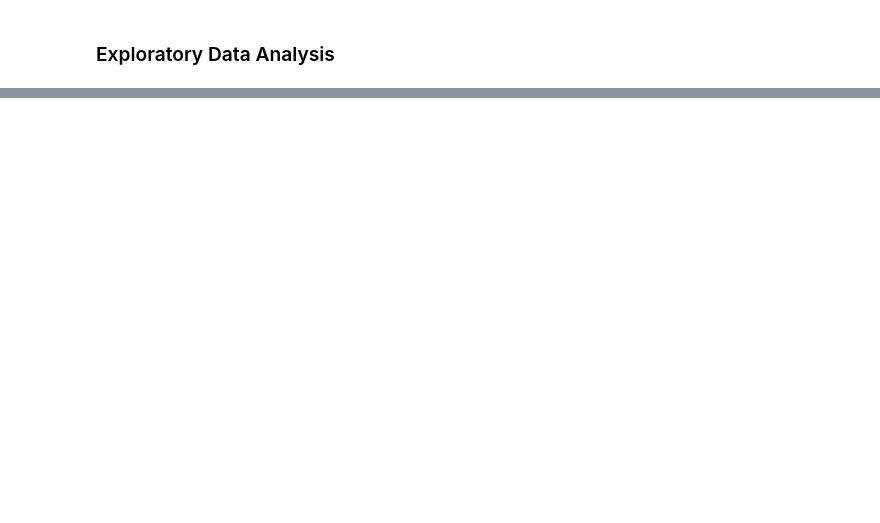
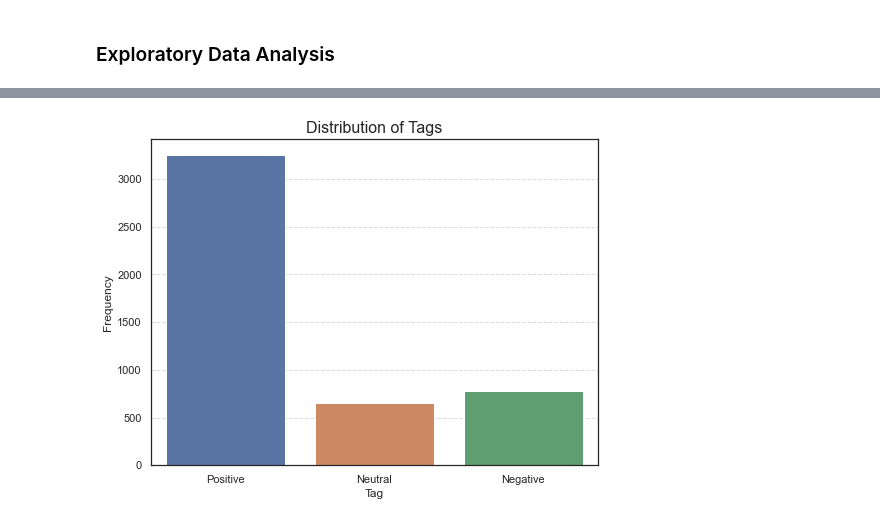
Before and after one commit to YixuanLi-212/Exploratory-Data-Analysis, a Jupyter notebook: Sentiment-Analysis/Hotel-Reviews-Analysis/Hotel_review_sentiment analysis.ipynb, the cells around one changed output, grey strips where cells are left out. Cells and saved outputs as stored; diff of their text form; code cells hidden in the pictures; blank space fills up the shorter version.

Commit message:
Update data viz

```diff
--- a/Sentiment-Analysis/Hotel-Reviews-Analysis/Hotel_review_sentiment analysis.ipynb
+++ b/Sentiment-Analysis/Hotel-Reviews-Analysis/Hotel_review_sentiment analysis.ipynb
@@ -88,0 +101,5 @@ bar_chart(df, "Name")
+# %%
+# Create a new dataframe only with review_text and rating
+df_reviews = df[['Review_Text','Rating(Out of 10)']].copy()\
+    .rename(columns = {"Review_Text": "text", "Rating(Out of 10)": "label"})
+df_reviews
@@ -88,0 +120,4 @@ bar_chart(df, "Name")
+# %%
+# Drop null values
+df_reviews = df_reviews.dropna()
+df_reviews.info()
@@ -88,0 +151,19 @@ bar_chart(df, "Name")
+# %%
+# Set the rule for tags and generate a new column to tag the ratings
+def comments(score):
+    """
+    The function returns sentiment value based on:
+    label <= 3.0 -> Negative
+    label > 3.0 and label < 7.0 -> Neutral
+    label >= 7.0 -> Positive
+    """
+    if score <= 3.0:
+        val = 'Negative'
+    elif score >= 7.0:
+        val = 'Positive'
+    else:
+        val = 'Neutral'
+    return val
+
+df_reviews['tag'] = df_reviews['label'].apply(comments)
+df_reviews.head()
@@ -88,0 +182,13 @@ bar_chart(df, "Name")
+# %%
+# Viz
+plt.figure(figsize = (8,6))
+sns.countplot(x = 'tag', data = df_reviews)
+
+plt.title("Distribution of Tags", fontsize = 16)
+plt.xlabel('Tag')
+plt.ylabel('Frequency')
+plt.grid(axis='y', linestyle='--', alpha=0.7)
+
+plt.show()
+# %% [output]
+[figure, added]
```
Also changed, not shown: parts of 10 cells of this notebook, 3 other files.
